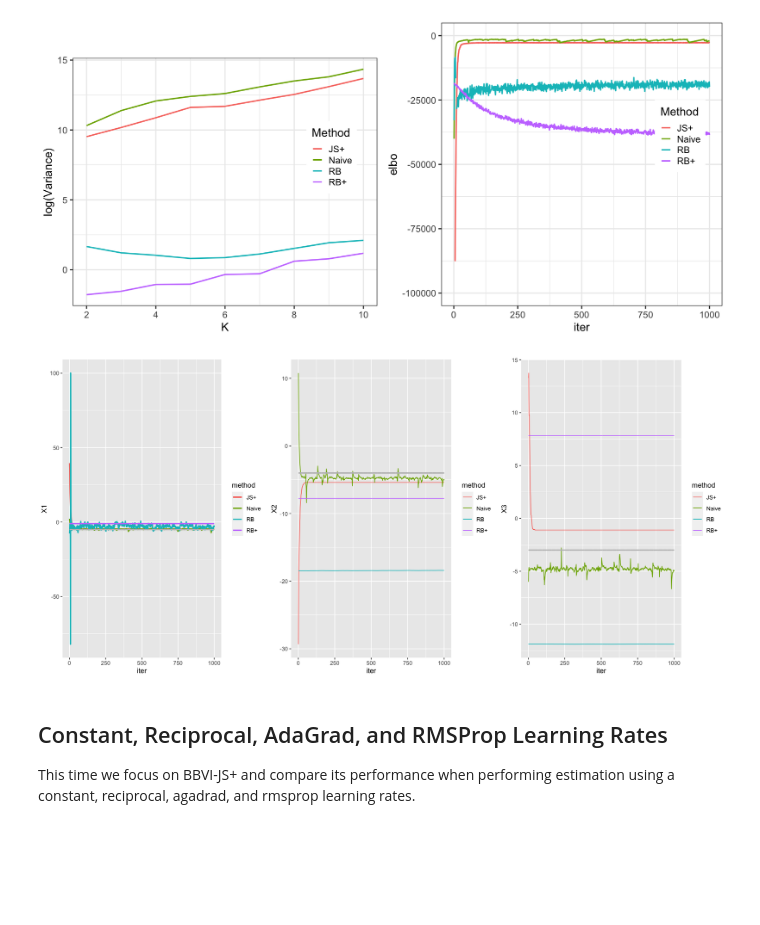
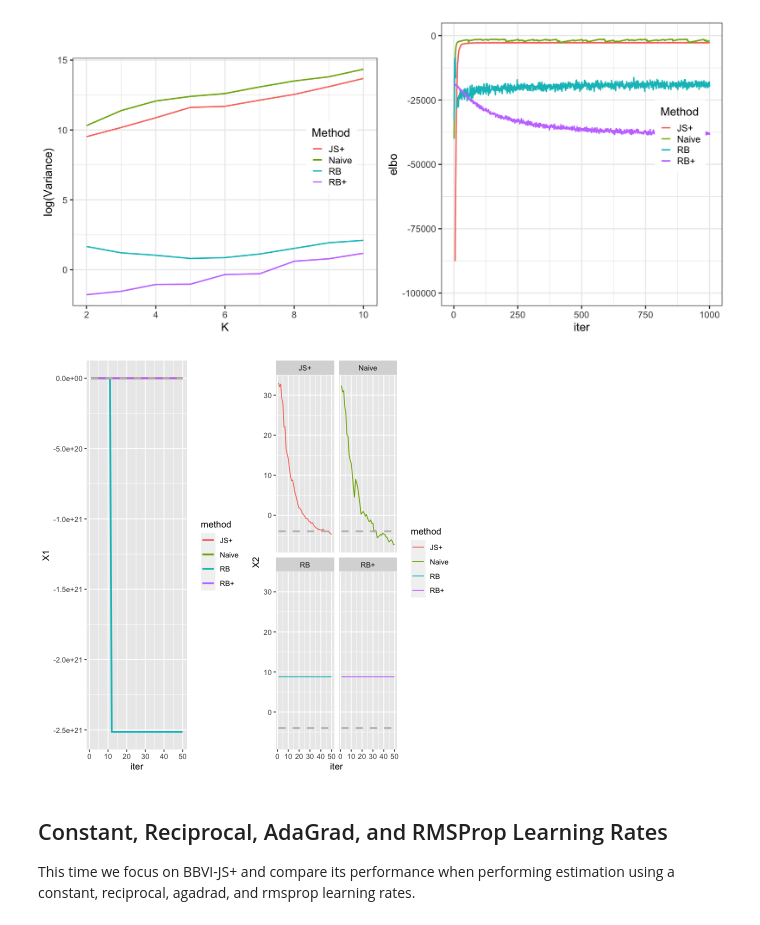
Before and after one commit to dominicdayta/jsbbvi, a Jupyter notebook: variance-comparisons.ipynb, the cells around one changed output. Cells and saved outputs as stored; diff of their text form; code cells hidden in the pictures; blank space fills up the shorter version.

```diff
--- a/variance-comparisons.ipynb
+++ b/variance-comparisons.ipynb
@@ -33,7 +33,7 @@ for(seed in 0:9){
     set.seed(seed)
 
     for(K in 2:10){
-        d <- generate_mixture(sampsize, runif(K), means=all_means[1:K], vars=all_vars[1:K])
+        d <- generate_mixture(sampsize, runif(K), means=all_means[1:K], vars=all_vars[1:K])$samp
 
         phi <- t(sapply(d, function(x){
             y <- runif(K)
@@ -150,6 +132,6 @@ samp.dat <- generate_mixture(sampsize, runif(2), means=all_means[1:2], vars=all_
 samp.nav <- simplemix.bbvi(samp.dat$samp, K = 2, maxiter = 50, learn_rate = rate_constant(1e-3), mc_size = 100, method = "Naive", verbose = TRUE)
 samp.rbl <- simplemix.bbvi(samp.dat$samp, K = 2, maxiter = 50, learn_rate = rate_constant(1e-3), mc_size = 100, method = "RB", verbose = TRUE)
 samp.jsp <- simplemix.bbvi(samp.dat$samp, K = 2, maxiter = 50, learn_rate = rate_constant(1e-3), mc_size = 100, method = "JS+", verbose = TRUE)
-samp.rbp <- simplemix.bbvi(samp.dat$samp, K = 2, maxiter = 50, learn_rate = rate_constant(1e-3), mc_size = 100, method = "RB+", verbose = TRUE)
+samp.rbp <- simplemix.bbvi(samp.dat$samp, K = 2, maxiter = 50, learn_rate = rate_constant(1e-2), mc_size = 100, method = "RB+", verbose = TRUE)
 # %% [output]
 Doing Black Box Variational Inference With Method Naive
@@ -192,16 +184,12 @@ p3 <- means %>%
 p4 <- means %>%
     ggplot(aes(x = iter, y = X2, color = method)) +
     geom_line() +
-    geom_line(aes(y = all_means[2]), linetype="dashed", linewidth = 1, color = "grey")
-
-p5 <- means %>%
-    ggplot(aes(x = iter, y = X3, color = method)) +
-    geom_line() +
-    geom_line(aes(y = all_means[3]), linetype="dashed",linewidth = 1, color = "grey")
+    geom_line(aes(y = all_means[2]), linetype="dashed", linewidth = 1, color = "grey") +
+    facet_wrap(~method)
 # %%
-grid.arrange(p3, p4, p5, nrow = 1)
+grid.arrange(p3, p4, nrow = 1)
 # %% [output]
-[figure, old version]
+[figure, new version]
 # %% [markdown]
 ## Constant, Reciprocal, AdaGrad, and RMSProp Learning Rates
 
```
Also changed, not shown: parts of 6 cells of this notebook.
